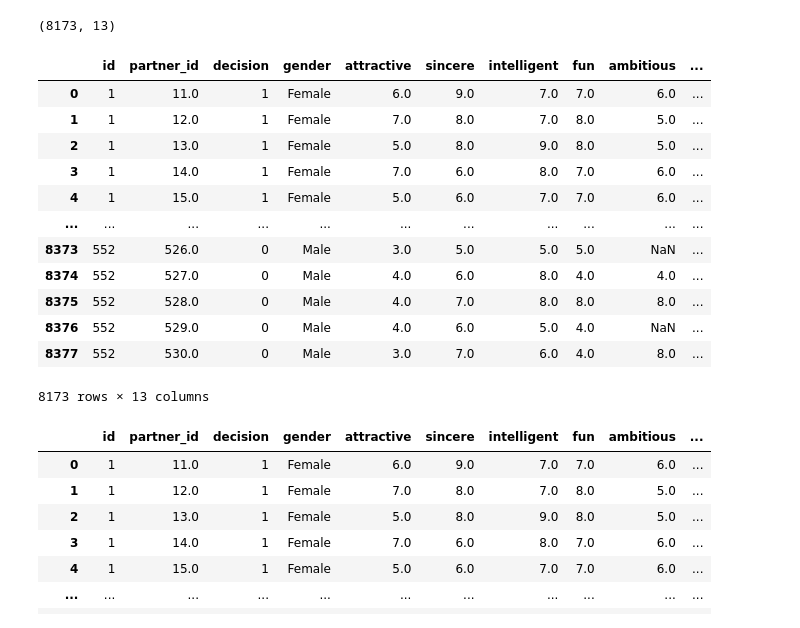
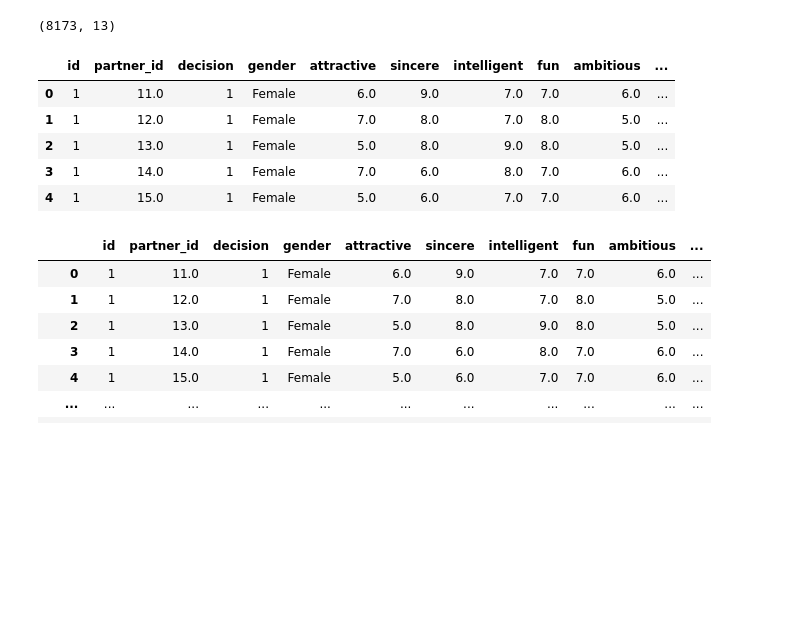
Before and after one commit to AouatefRouahi/Speed_Dating_Analysis, a Jupyter notebook: Speed_Dating_Project.ipynb, the cells around one changed output. Cells and saved outputs as stored; diff of their text form; code cells hidden in the pictures; blank space fills up the shorter version.

```diff
--- a/Speed_Dating_Project.ipynb
+++ b/Speed_Dating_Project.ipynb
@@ -609,21 +543,14 @@ data_ev.shape
 # %%
 # convert back 1000 values to na
 data_ev.iloc[:, 4:10]= data_ev.iloc[:, 4:10].replace(1000.0, np.nan)
-data_ev
+data_ev.head()
 # %% [output]
 |  | id | partner_id | decision | gender | attractive | sincere | intelligent | fun | ambitious | ... |
 | 0 | 1 | 11.0 | 1 | Female | 6.0 | 9.0 | 7.0 | 7.0 | 6.0 | ... |
 | 1 | 1 | 12.0 | 1 | Female | 7.0 | 8.0 | 7.0 | 8.0 | 5.0 | ... |
 | 2 | 1 | 13.0 | 1 | Female | 5.0 | 8.0 | 9.0 | 8.0 | 5.0 | ... |
 | 3 | 1 | 14.0 | 1 | Female | 7.0 | 6.0 | 8.0 | 7.0 | 6.0 | ... |
 | 4 | 1 | 15.0 | 1 | Female | 5.0 | 6.0 | 7.0 | 7.0 | 6.0 | ... |
-| ... | ... | ... | ... | ... | ... | ... | ... | ... | ... | ... |
-| 8373 | 552 | 526.0 | 0 | Male | 3.0 | 5.0 | 5.0 | 5.0 | NaN | ... |
-| 8374 | 552 | 527.0 | 0 | Male | 4.0 | 6.0 | 8.0 | 4.0 | 4.0 | ... |
-| 8375 | 552 | 528.0 | 0 | Male | 4.0 | 7.0 | 8.0 | 8.0 | 8.0 | ... |
-| 8376 | 552 | 529.0 | 0 | Male | 4.0 | 6.0 | 5.0 | 4.0 | NaN | ... |
-| 8377 | 552 | 530.0 | 0 | Male | 3.0 | 7.0 | 6.0 | 4.0 | 8.0 | ... |
-8173 rows × 13 columns
 # %%
 # recompute the sum while skipping nan values
 data_ev['sum']= data_ev.iloc[:,4:10].sum(axis=1, skipna=True)
```
Also changed, not shown: parts of 42 cells of this notebook, 1 other file.
